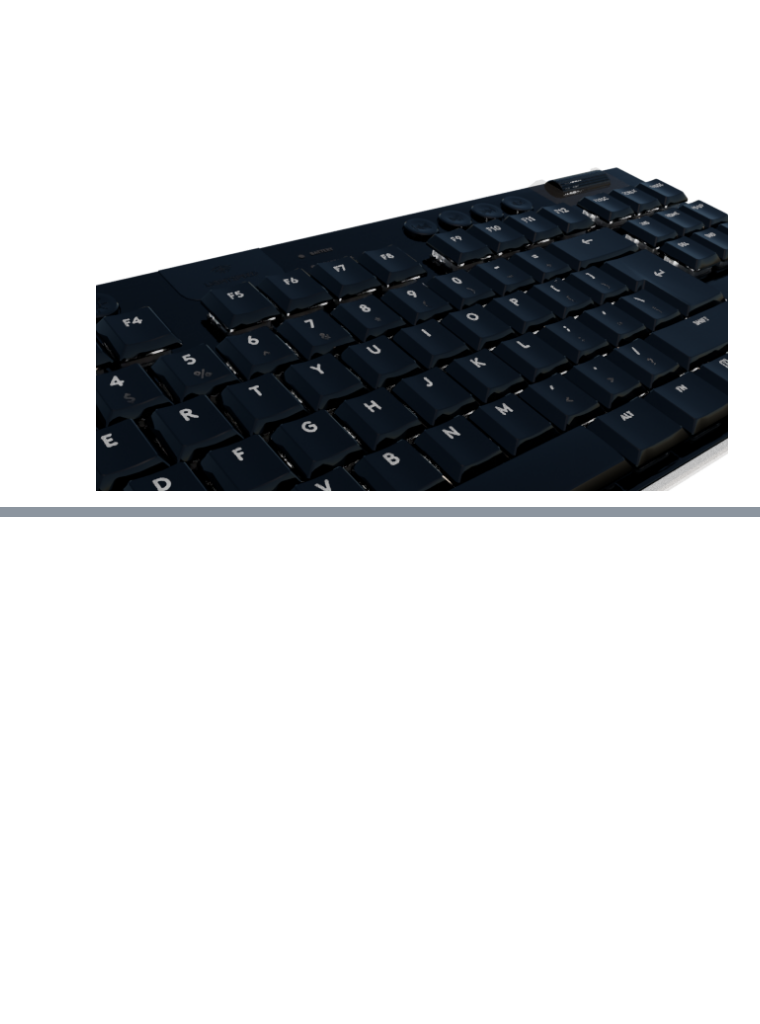
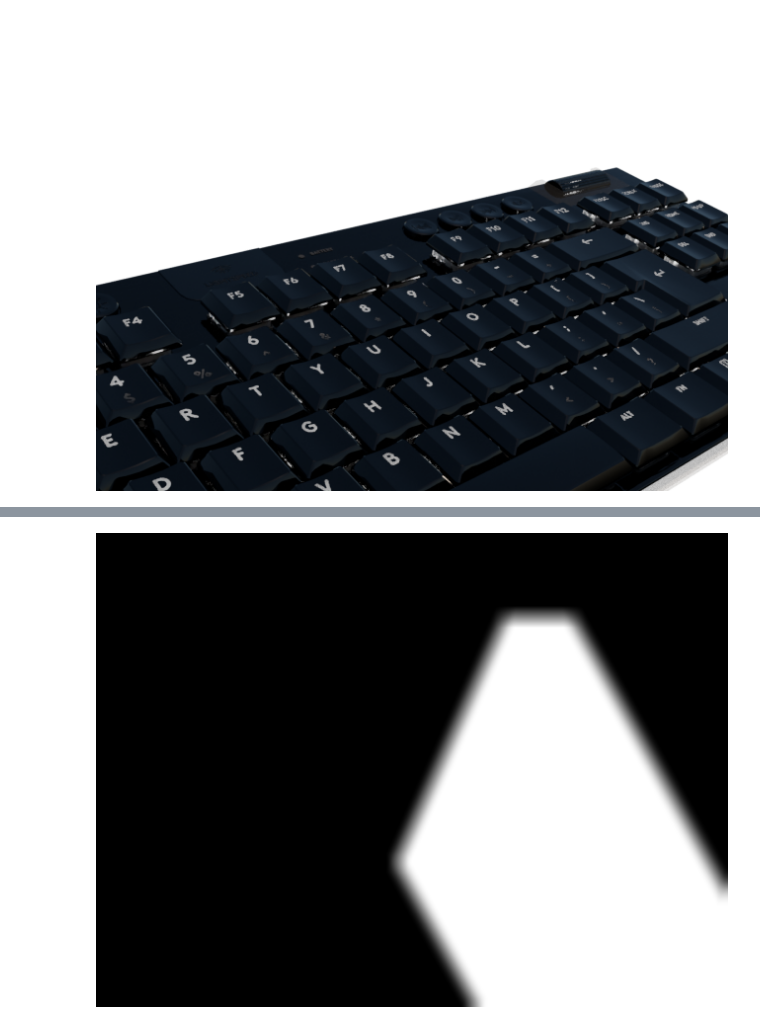
Before and after one commit to umrover/keyboard-detection, a Jupyter notebook: data-augmentation.ipynb, the cells around one changed output, grey strips where cells are left out. Cells and saved outputs as stored; diff of their text form; code cells hidden in the pictures; blank space fills up the shorter version.

```diff
--- a/data-augmentation.ipynb
+++ b/data-augmentation.ipynb
@@ -26,0 +21,19 @@ background
+# %%
+thickness = random.randint(100, 400)
+blur = max(5, int(random.gauss(25, 10)))
+
+alpha_mask = np.zeros((*background.size,), dtype="uint8")
+cv.line(alpha_mask, (0, 0), background.size, (255,), thickness)
+
+alpha_mask = apply_random_affine(alpha_mask)
+alpha_img_transformed = Image.fromarray(alpha_mask)
+
+alpha_mask = cv.blur(alpha_mask, (blur, blur))
+alpha_img_final = Image.fromarray(alpha_mask)
+
+alpha_mask = np.repeat(alpha_mask[:, :, np.newaxis], 4, axis=2)
+alpha_mask = alpha_mask.astype("float32") / 255
+
+alpha_img_final
+# %% [output]
+[figure, added]
```
Also changed, not shown: parts of 8 cells of this notebook, 10 other files.
